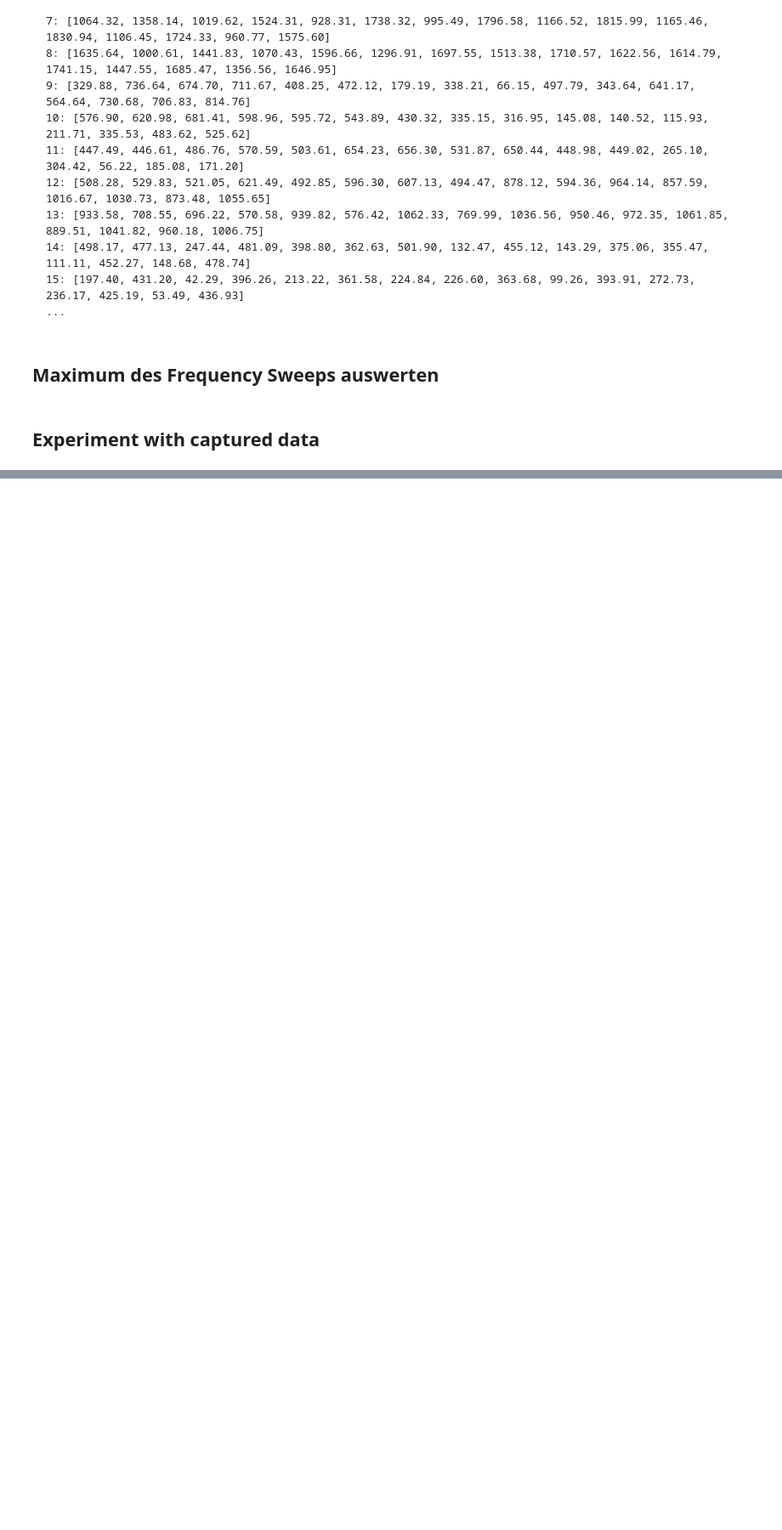
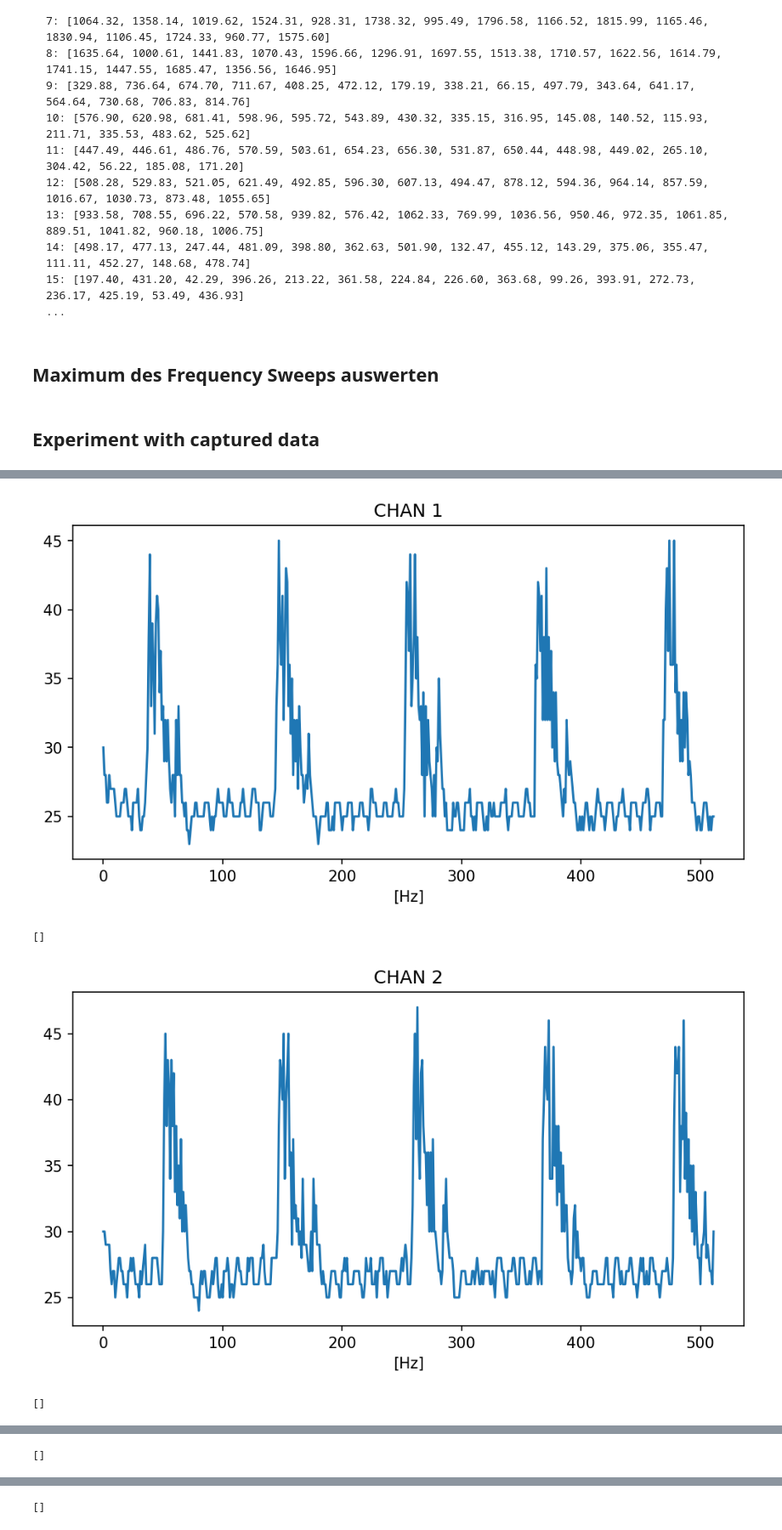
Before and after one commit to Jannled/InfraLoc_Lib, a Jupyter notebook: test.ipynb, the cells around one changed output, grey strips where cells are left out. Shown at 85% size. Drawn from its saved outputs; the diff is of its cells as text; code cells hidden in the pictures; blank space fills up the shorter version.

```diff
--- a/test.ipynb
+++ b/test.ipynb
@@ -237,0 +215,50 @@ print(result[i:i+1])
+# %%
+# Display binary dumps
+# (gdb) dump binary memory result.bin 0x2001911C 0x2001D11C
+
+import struct
+import matplotlib.pyplot as plt
+
+from scipy import signal
+from scipy.fft import rfft, rfftfreq
+import numpy as np
+
+plt.rcParams['figure.dpi'] = 150
+plt.rcParams["figure.figsize"] = (8, 4)
+
+NUM_VALUES_CHAN = 512
+NUM_CHANNELS = 16
+NUM_VALUES = NUM_VALUES_CHAN * NUM_CHANNELS
+
+BEGIN = NUM_VALUES_CHAN * 13
+
+numbers = []
+
+frequencies = rfftfreq(n=512, d=1/400000)
+
+with open('result.bin', mode='rb') as f:
+    data = struct.unpack(str(NUM_VALUES) + 'h', f.read())
+
+    for i in range(NUM_CHANNELS):
+        cut = np.array(data[NUM_VALUES_CHAN*i : NUM_VALUES_CHAN*(i+1)])
+        windowed = cut * signal.windows.bartlett(len(cut))
+        transformed = np.absolute(rfft(windowed)) # type: ignore
+        plt.plot(cut)
+        #plt.plot(frequencies, transformed)
+        #plt.xticks(np.arange(0, frequencies.max(), 20000))
+        #plt.ticklabel_format(axis='x', style='sci', scilimits=(3, 3), useMathText=True)
+        plt.title('CHAN ' + str(i+1))
+        plt.xlabel('[Hz]')
+        plt.show()
+
+        peaks, _ = signal.find_peaks(transformed, 1000)
+        print([frequencies[p] for p in peaks])
+
+plt.plot(data)
+plt.title('All channels')
+plt.show()
+# %% [output]
+[figure, added]
+[]
+[figure, added]
+[]
@@ -237,0 +266 @@ print(result[i:i+1])
+[]
@@ -237,0 +268 @@ print(result[i:i+1])
+[]
```
Also changed, not shown: parts of 5 cells of this notebook, 10 other files.
